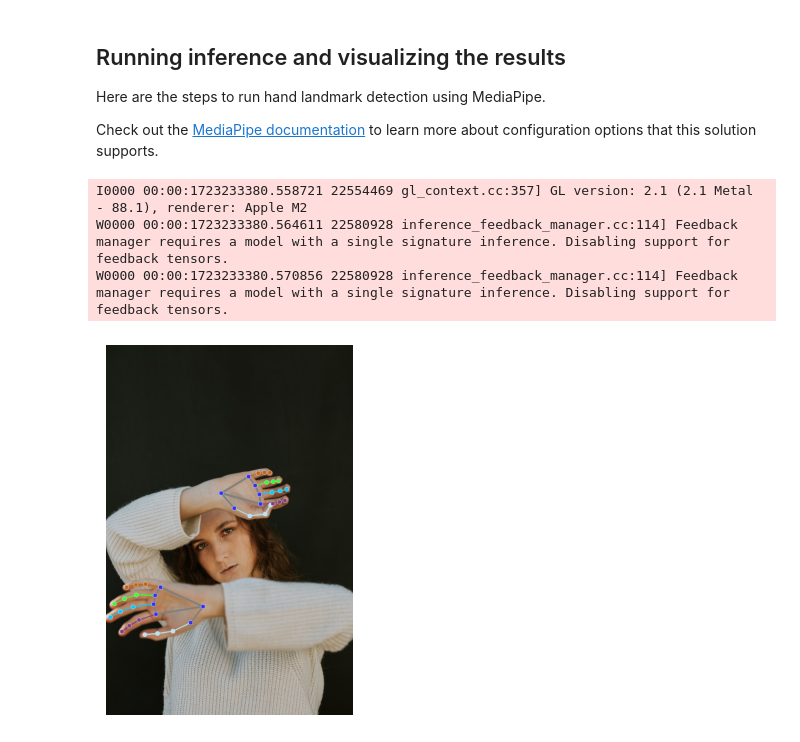
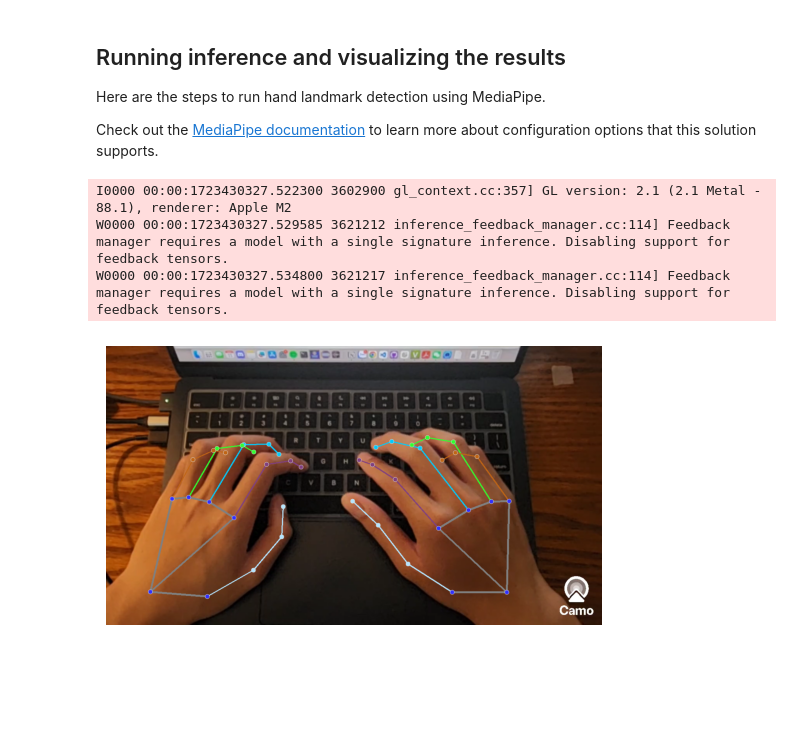
Before and after one commit to haily835/keystroke-recognition, a Jupyter notebook: resources/hand_landmarker.ipynb, the cells around one changed output. Saved outputs shown, nothing was run; the diff lists cells and outputs as text; code cells hidden in the pictures; blank space fills up the shorter version.

```diff
--- a/resources/hand_landmarker.ipynb
+++ b/resources/hand_landmarker.ipynb
@@ -119,34 +119,34 @@ Check out the [MediaPipe documentation](https://developers.google.com/mediapipe/
 # %%
 # STEP 1: Import the necessary modules.
 import mediapipe as mp
 from mediapipe.tasks import python
 from mediapipe.tasks.python import vision
 from matplotlib import pyplot as plt
 
 
 # STEP 2: Create an HandLandmarker object.
 base_options = python.BaseOptions(model_asset_path='hand_landmarker.task')
 options = vision.HandLandmarkerOptions(base_options=base_options,
                                        num_hands=2)
 detector = vision.HandLandmarker.create_from_options(options)
 
 # STEP 3: Load the input image.
-image = mp.Image.create_from_file("image.jpg")
+image = mp.Image.create_from_file("frame_4.png")
 
 # STEP 4: Detect hand landmarks from the input image.
 detection_result = detector.detect(image)
 
 # STEP 5: Process the classification result. In this case, visualize it.
-annotated_image = draw_landmarks_on_image(torchvision.io.image.read_image("image.jpg").permute(1, 2, 0).numpy(), detection_result)
+annotated_image = draw_landmarks_on_image(torchvision.io.image.read_image("frame_4.png").permute(1, 2, 0).numpy(), detection_result)
 
 image_rgb = cv2.cvtColor(annotated_image, cv2.COLOR_RGB2BGR)
 
 # Display the image using matplotlib
 plt.imshow(annotated_image)
 plt.axis('off')  # Hide the axis
 plt.show()
 # %% [output]
-I0000 00:00:1723233380.558721 22554469 gl_context.cc:357] GL version: 2.1 (2.1 Metal - 88.1), renderer: Apple M2
-W0000 00:00:1723233380.564611 22580928 inference_feedback_manager.cc:114] Feedback manager requires a model with a single signature inference. Disabling support for feedback tensors.
-W0000 00:00:1723233380.570856 22580928 inference_feedback_manager.cc:114] Feedback manager requires a model with a single signature inference. Disabling support for feedback tensors.
+I0000 00:00:1723430327.522300 3602900 gl_context.cc:357] GL version: 2.1 (2.1 Metal - 88.1), renderer: Apple M2
+W0000 00:00:1723430327.529585 3621212 inference_feedback_manager.cc:114] Feedback manager requires a model with a single signature inference. Disabling support for feedback tensors.
+W0000 00:00:1723430327.534800 3621217 inference_feedback_manager.cc:114] Feedback manager requires a model with a single signature inference. Disabling support for feedback tensors.
-[figure, old version]
+[figure, new version]
```
Also changed, not shown: parts of 1 cell of this notebook, 27 other files.
